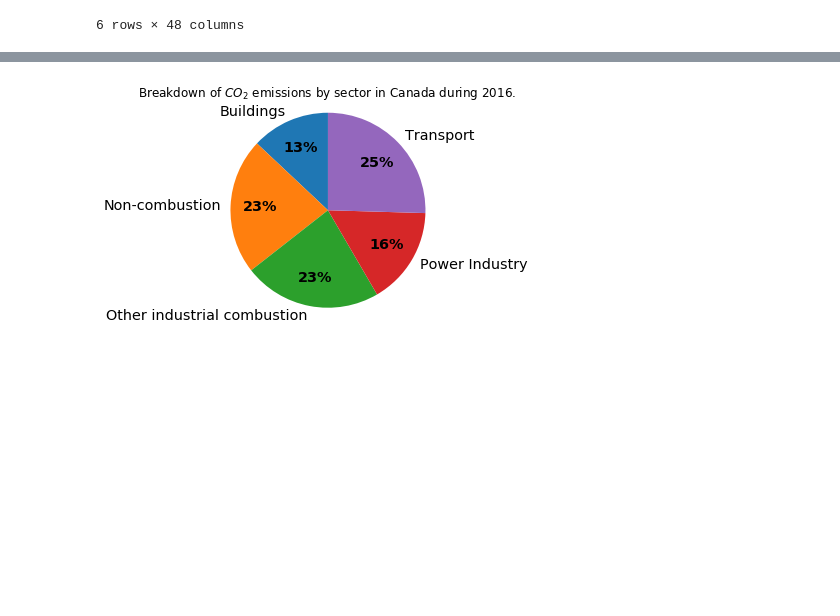
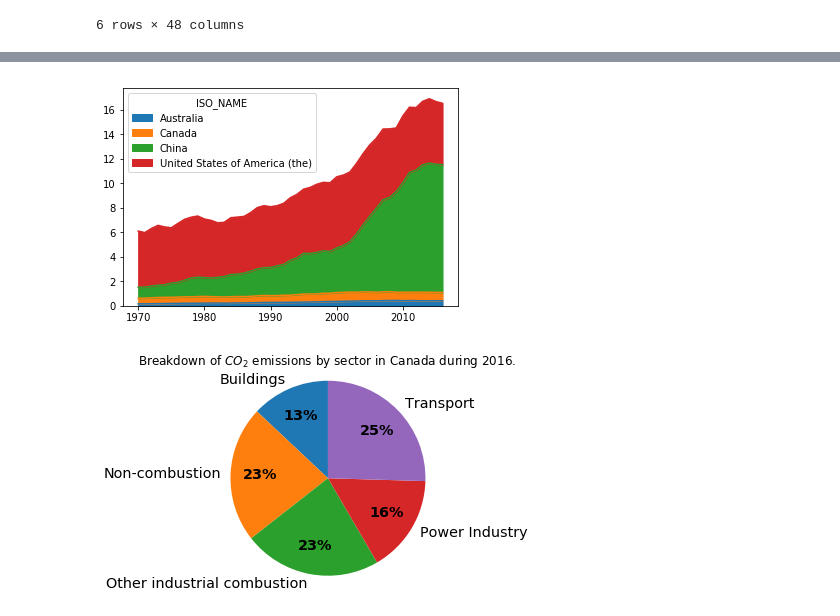
Before and after one commit to StephanieWillis/concerning_climate_v1, a Jupyter notebook: Canada_WIP.ipynb, the cells around one changed output, grey strips where cells are left out. Saved outputs shown, nothing was run; the diff lists cells and outputs as text; code cells hidden in the pictures; blank space fills up the shorter version.

```diff
--- a/Canada_WIP.ipynb
+++ b/Canada_WIP.ipynb
@@ -35,0 +57,5 @@ df_canada_all
+# %%
+countries = ['Canada', 'United States of America (the)', 'Australia', 'China']
+years = list(range(1970,2017))
+sector = 'All sectors'
+df_area_countries = Canada.hist_table(countries, years, [sector]).xs(sector, level = 1)
@@ -36,3 +72,8 @@ df_canada_all
+# %%
+df_area_countries.T.plot.area()
+plt.show()
+# %% [output]
+[figure, added]
 # %%
 #plot pie chart of sector breakdown
 Canada.plot_pie('Canada', 2016)
```
Also changed, not shown: parts of 8 cells of this notebook, 2 other files.
